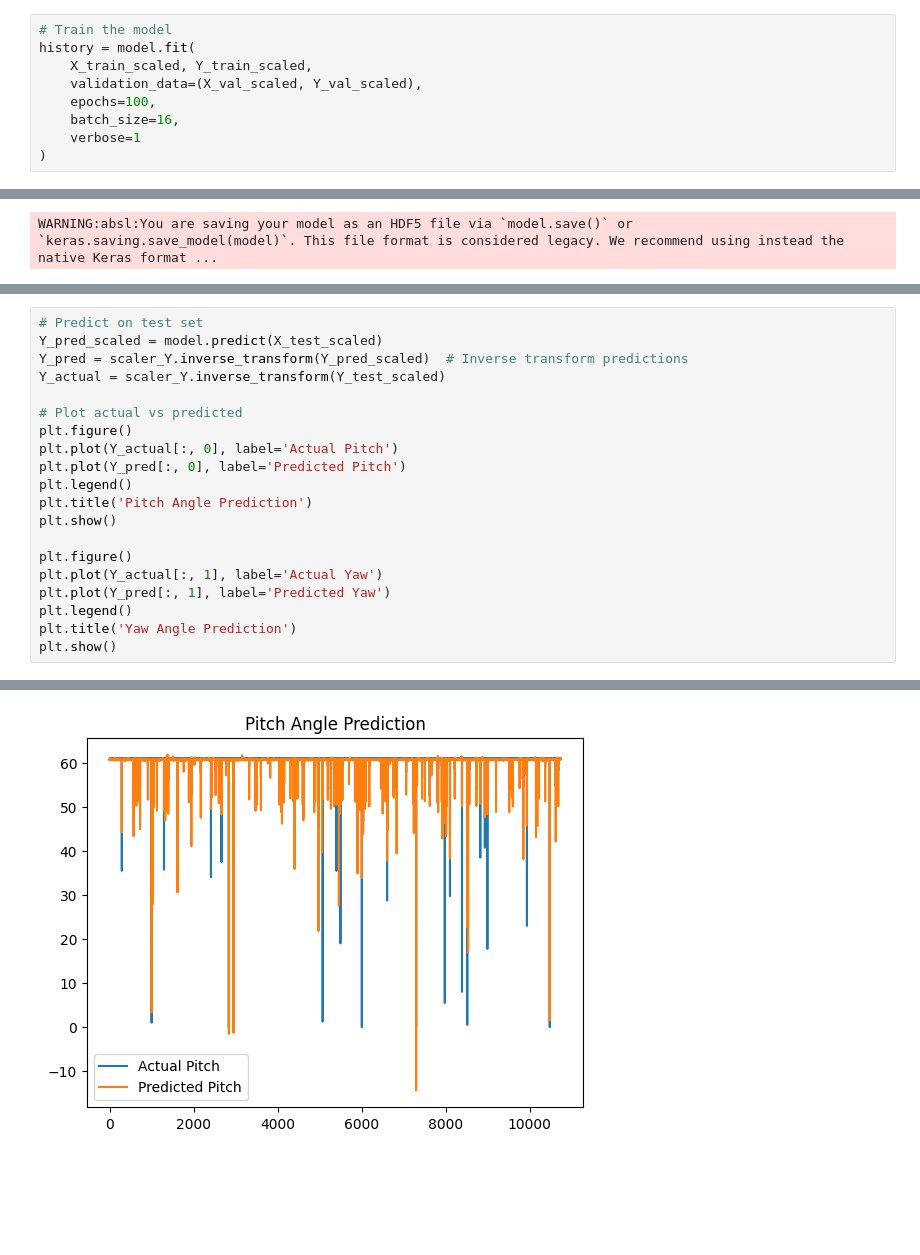
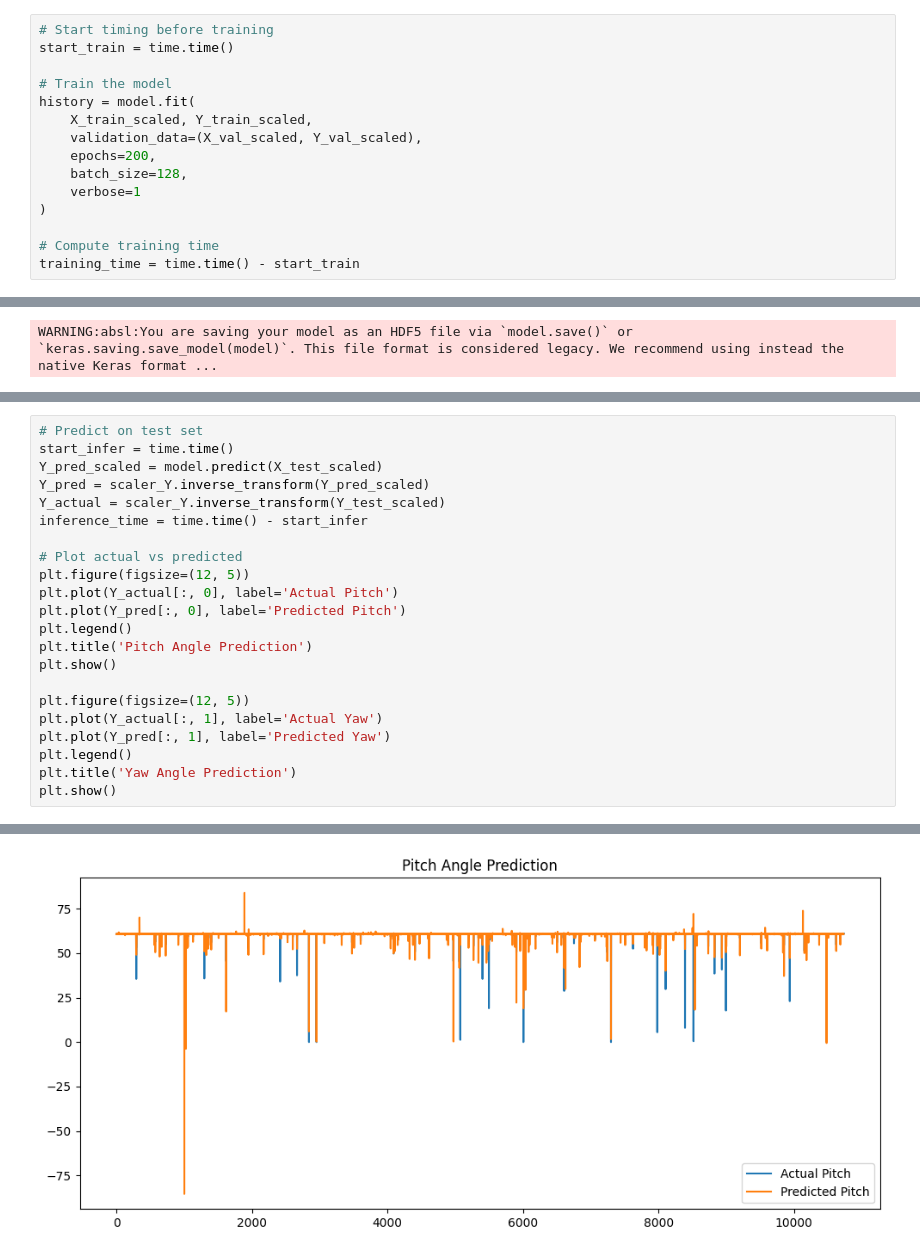
Before and after one commit to Ahmed-Magdi1/2DOF-Helicopter-FNN, a Jupyter notebook: FNN.ipynb, the cells around one changed output, grey strips where cells are left out. Drawn from its saved outputs; the diff is of its cells as text; blank space fills up the shorter version.

```diff
--- a/FNN.ipynb
+++ b/FNN.ipynb
@@ -96,12 +76,18 @@ Model: "sequential"
  Trainable params: 16,962 (66.26 KB)
  Non-trainable params: 0 (0.00 B)
 # %%
+# Start timing before training
+start_train = time.time()
+
 # Train the model
 history = model.fit(
     X_train_scaled, Y_train_scaled,
     validation_data=(X_val_scaled, Y_val_scaled),
-    epochs=100,
-    batch_size=16,
+    epochs=200,
+    batch_size=128,
     verbose=1
 )
+
+# Compute training time
+training_time = time.time() - start_train
 # %% [output]
@@ -148,18 +132,20 @@ plt.show()
 # %%
 # Predict on test set
+start_infer = time.time()
 Y_pred_scaled = model.predict(X_test_scaled)
-Y_pred = scaler_Y.inverse_transform(Y_pred_scaled)  # Inverse transform predictions
+Y_pred = scaler_Y.inverse_transform(Y_pred_scaled)
 Y_actual = scaler_Y.inverse_transform(Y_test_scaled)
+inference_time = time.time() - start_infer
 
 # Plot actual vs predicted
-plt.figure()
+plt.figure(figsize=(12, 5))
 plt.plot(Y_actual[:, 0], label='Actual Pitch')
 plt.plot(Y_pred[:, 0], label='Predicted Pitch')
 plt.legend()
 plt.title('Pitch Angle Prediction')
 plt.show()
 
-plt.figure()
+plt.figure(figsize=(12, 5))
 plt.plot(Y_actual[:, 1], label='Actual Yaw')
 plt.plot(Y_pred[:, 1], label='Predicted Yaw')
 plt.legend()
@@ -170 +156 @@ plt.show()
-[figure, old version]
+[figure, new version]
```
Also changed, not shown: parts of 16 cells of this notebook.
